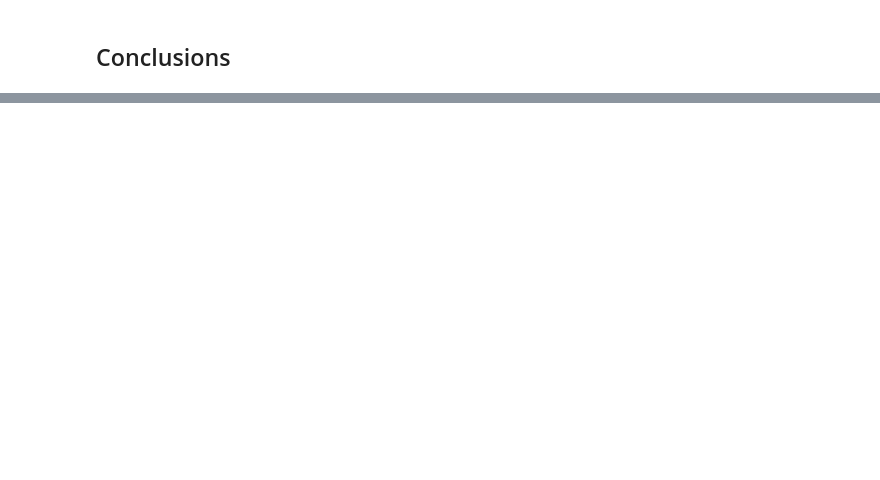
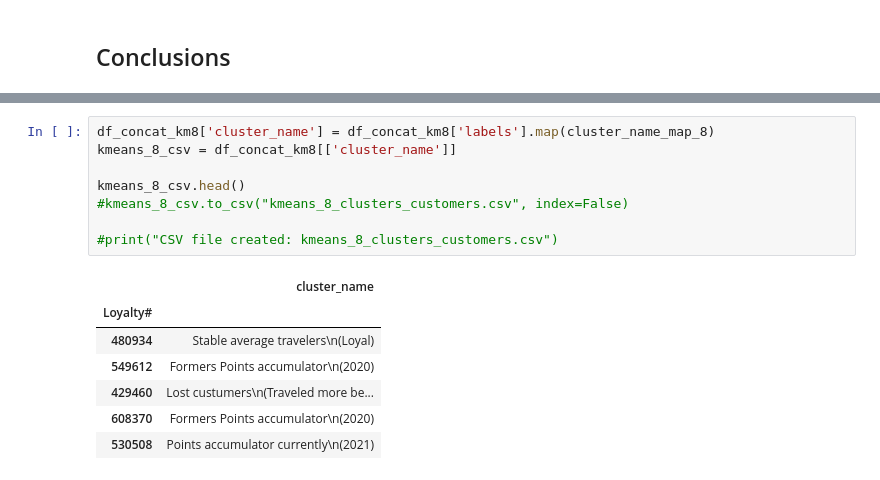
Before and after one commit to luisbdavila/Airline_Customer_Segmentation_DataMining_Project_Python, a Jupyter notebook: Final_delivery/Code/yearly_behavioral.ipynb, the cells around one changed output, grey strips where cells are left out. Drawn from its saved outputs; the diff is of its cells as text; blank space fills up the shorter version.

```diff
--- a/Final_delivery/Code/yearly_behavioral.ipynb
+++ b/Final_delivery/Code/yearly_behavioral.ipynb
@@ -809,0 +818,16 @@ display(clustering_comparison3.set_index(['KMeans_8', 'Hierarchical']))
+# %%
+df_concat_km8['cluster_name'] = df_concat_km8['labels'].map(cluster_name_map_8)
+kmeans_8_csv = df_concat_km8[['cluster_name']]
+
+kmeans_8_csv.head()
+#kmeans_8_csv.to_csv("kmeans_8_clusters_customers.csv", index=False)
+
+#print("CSV file created: kmeans_8_clusters_customers.csv")
+# %% [output]
+|  | cluster_name |
+| Loyalty# |  |
+| 480934 | Stable average travelers\n(Loyal) |
+| 549612 | Formers Points accumulator\n(2020) |
+| 429460 | Lost custumers\n(Traveled more be... |
+| 608370 | Formers Points accumulator\n(2020) |
+| 530508 | Points accumulator currently\n(2021) |
```
Also changed, not shown: parts of 3 cells of this notebook.
